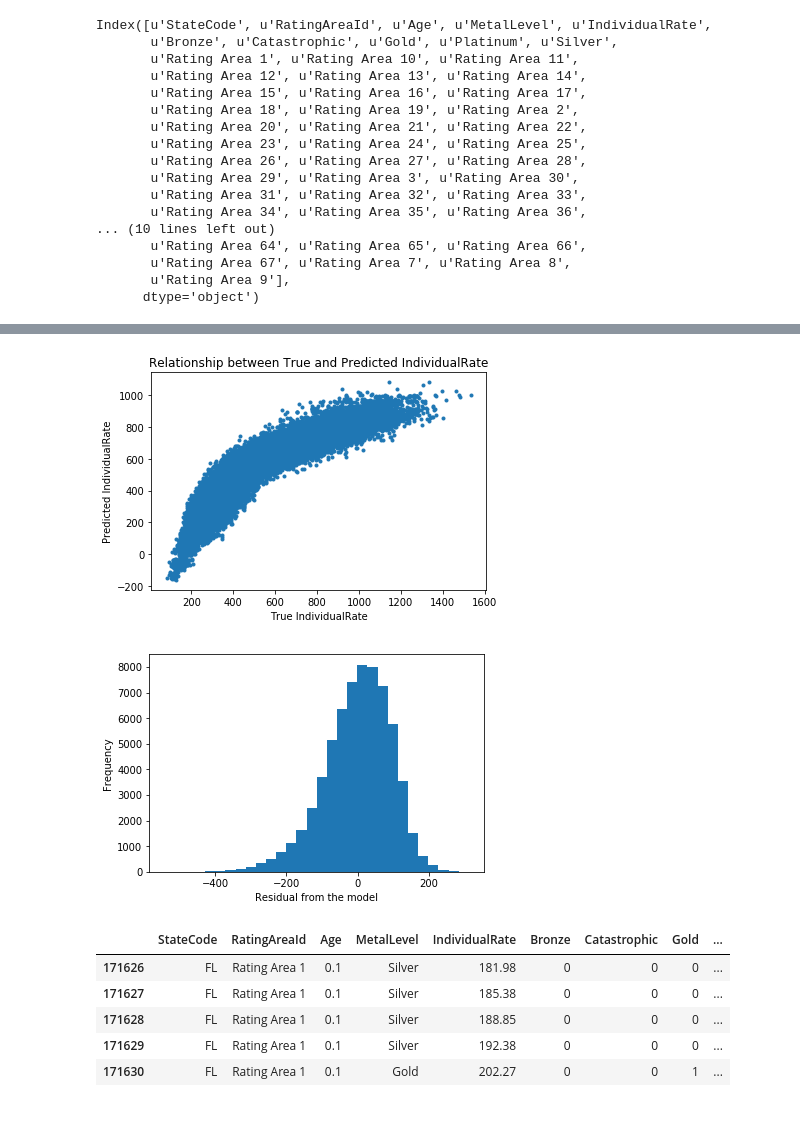
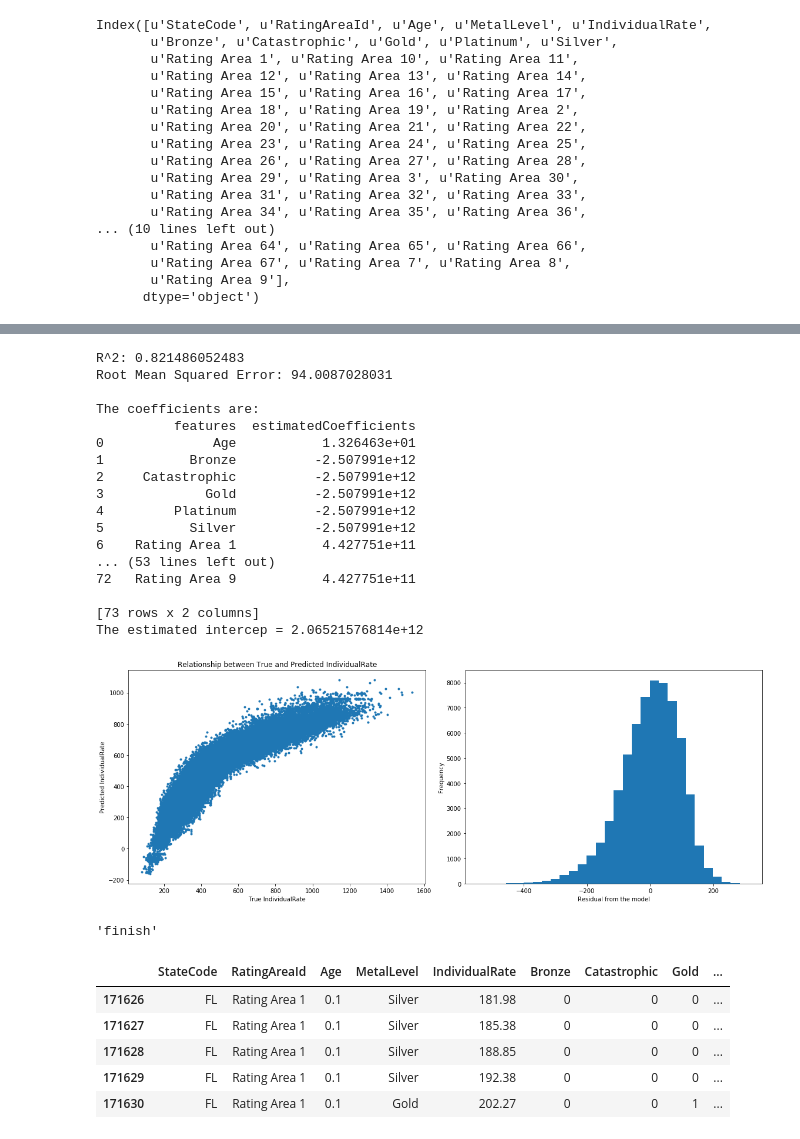
Before and after one commit to linmapitt/Springboard, a Jupyter notebook: CapStone_Project_1/Cap1_ML_FL.ipynb, the cells around one changed output, grey strips where cells are left out. Drawn from its saved outputs; the diff is of its cells as text; code cells hidden in the pictures.

```diff
--- a/CapStone_Project_1/Cap1_ML_FL.ipynb
+++ b/CapStone_Project_1/Cap1_ML_FL.ipynb
@@ -226,4 +228,0 @@ from sklearn.metrics import mean_squared_error
-# %%
-# Specify features and labels
-X = df_FL.drop(['StateCode', 'RatingAreaId', 'MetalLevel','IndividualRate'], axis=1)
-y = df_FL['IndividualRate']
@@ -234,14 +228,0 @@ X_train, X_test, y_train, y_test = train_test_split(X, y, test_size = 0.2, rando
-# %%
-# Create the regressor: reg_all
-reg_all = LinearRegression()
-
-# Fit the regressor to the training data
-reg_all.fit(X_train, y_train)
-
-# Predict on the test data: y_pred
-y_pred = reg_all.predict(X_test)
-
-# Compute and print R^2 and RMSE
-print("R^2: {}".format(reg_all.score(X_test, y_test)))
-rmse = np.sqrt(mean_squared_error(y_test, y_pred))
-print("Root Mean Squared Error: {}".format(rmse))
@@ -286,19 +229,5 @@ plt.show()
-# %%
-# The predicted and true individual rates seemed to have linear relationship
-plt.plot(y_test, y_pred, marker='.', linestyle='none')
-plt.title("Relationship between True and Predicted IndividualRate")
-plt.xlabel("True IndividualRate")
-plt.ylabel("Predicted IndividualRate")
-plt.show()
-# %% [output]
-[figure, removed]
-# %%
-# The residuals (or errors) between predicted and true individual rates should be normally distributed
-# The histogram below showed the errors are left skewed, it has a slightly fat left tail.
-resid = y_pred - y_test
-plt.hist(resid, bins=30)
-plt.xlabel("Residual from the model")
-plt.ylabel("Frequency")
-plt.show()
-# %% [output]
-[figure, removed]
+# %%
+# This function returns a simple linear regression model object
+def simple_linear_reg():
+    reg = LinearRegression();
+    return reg
@@ -305,3 +285,25 @@ plt.show()
+# %%
+machine_learning_func ( df_FL, simple_linear_reg)
+# %% [output]
+R^2: 0.821486052483
+Root Mean Squared Error: 94.0087028031
+
+The coefficients are:
+          features  estimatedCoefficients
+0              Age           1.326463e+01
+1           Bronze          -2.507991e+12
+2     Catastrophic          -2.507991e+12
+3             Gold          -2.507991e+12
+4         Platinum          -2.507991e+12
+5           Silver          -2.507991e+12
+6    Rating Area 1           4.427751e+11
+... (53 lines left out)
+72   Rating Area 9           4.427751e+11
+
+[73 rows x 2 columns]
+The estimated intercep = 2.06521576814e+12
+[figure, added]
+'finish'
 # %%
 # From the diagnosis plots, we can not assume a simple linear regression model.
 # Method 1 to improve the model is normalizing features.
```
Also changed, not shown: parts of 33 cells of this notebook.
